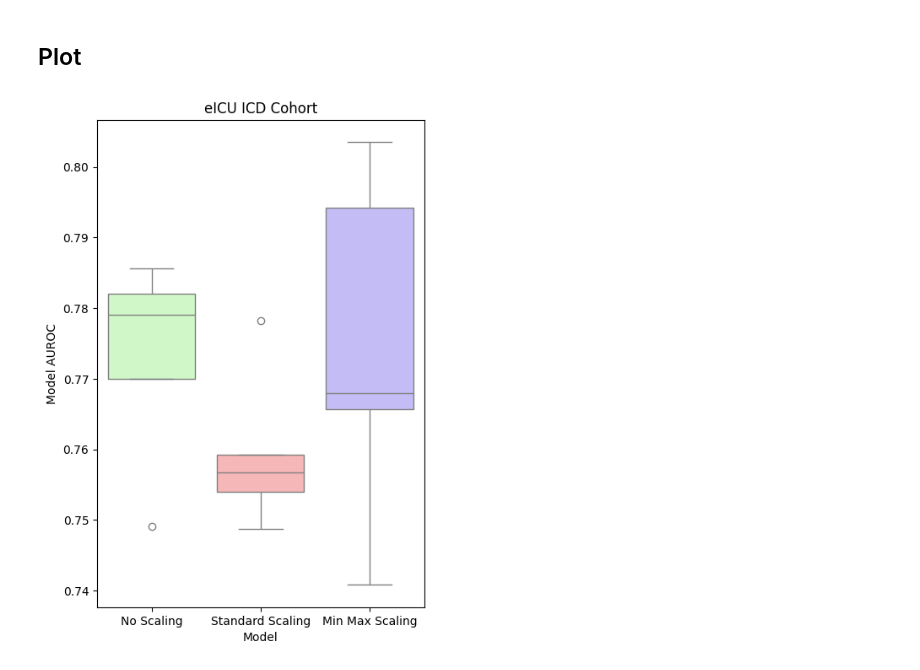
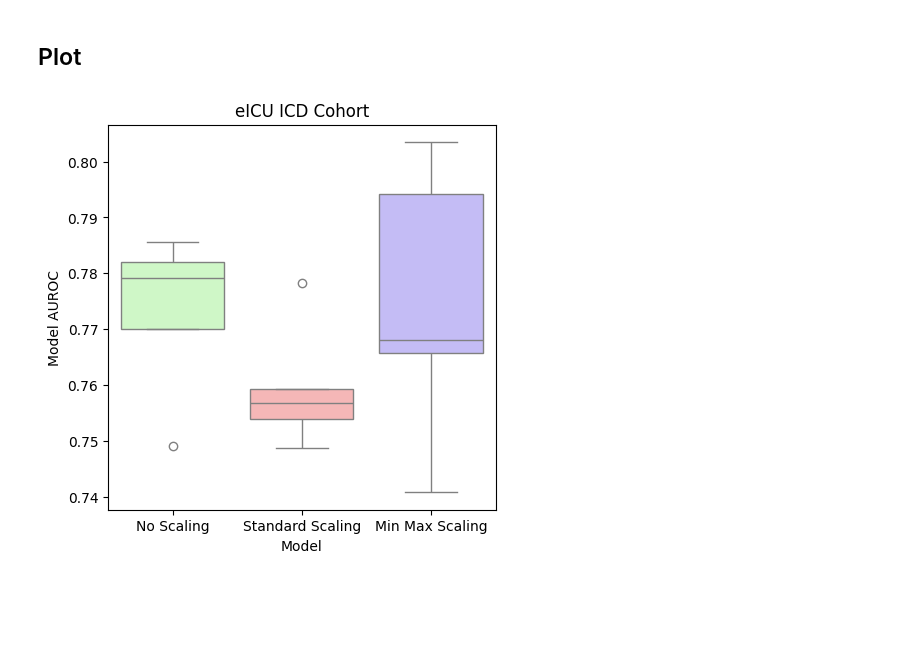
Before and after one commit to ryashpal/eICU-EHR-Pipeline, a Jupyter notebook: notebooks/sepsis_icd_cohort/experiments/03_standardisation_analysis/analysis.ipynb, the cells around one changed output. Drawn from its saved outputs; the diff is of its cells as text; code cells hidden in the pictures; blank space fills up the shorter version.

Commit message:
updated plots

```diff
--- a/notebooks/sepsis_icd_cohort/experiments/03_standardisation_analysis/analysis.ipynb
+++ b/notebooks/sepsis_icd_cohort/experiments/03_standardisation_analysis/analysis.ipynb
@@ -152,14 +152,14 @@ boxPlotDf = pd.DataFrame(data, columns=['Scaling', 'AUROC Scores'])
 # %%
 import matplotlib.pyplot as plt
 import seaborn as sns
 
 
-plt.figure(figsize=(5, 7.5))
+plt.figure(figsize=(5, 5))
 ax = sns.boxplot(data=boxPlotDf, x='Scaling', y='AUROC Scores', hue='Scaling', palette=['#caffbf', '#ffadad', '#bdb2ff'])
 ax.set(xticklabels=['No Scaling', 'Standard Scaling', 'Min Max Scaling'])
 ax.set(xlabel='Model')
 ax.set(ylabel='Model AUROC')
 ax.set_title('eICU ICD Cohort')
 plt.show()
 # %% [output]
-[figure, old version]
+[figure, new version]
```
Also changed, not shown: 2 other files.
